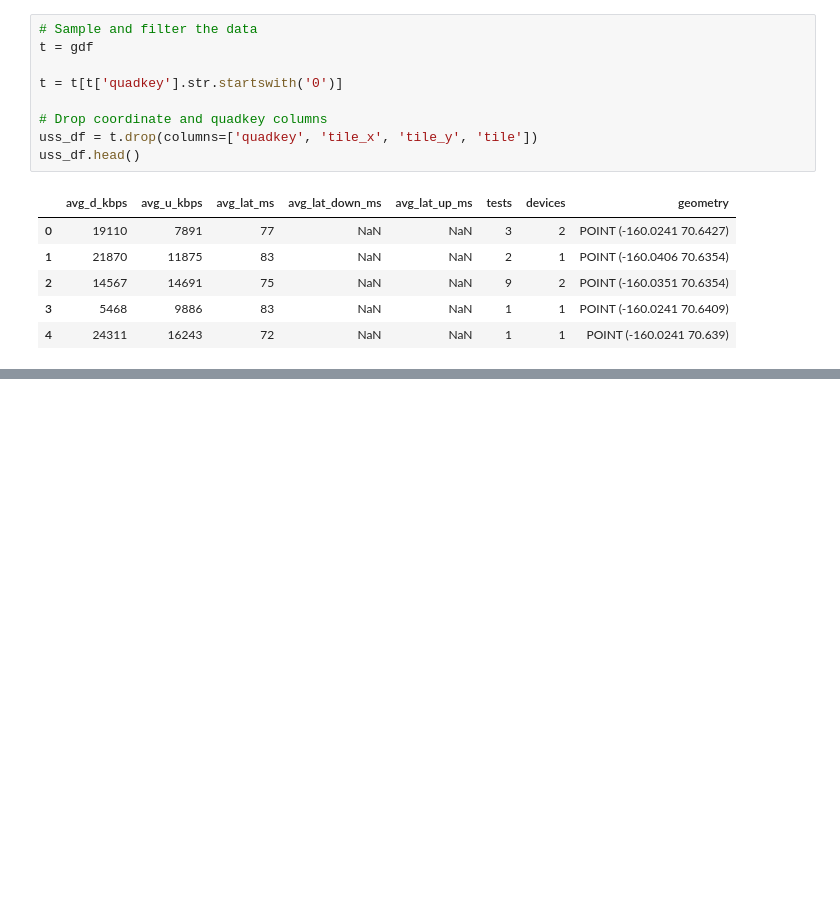
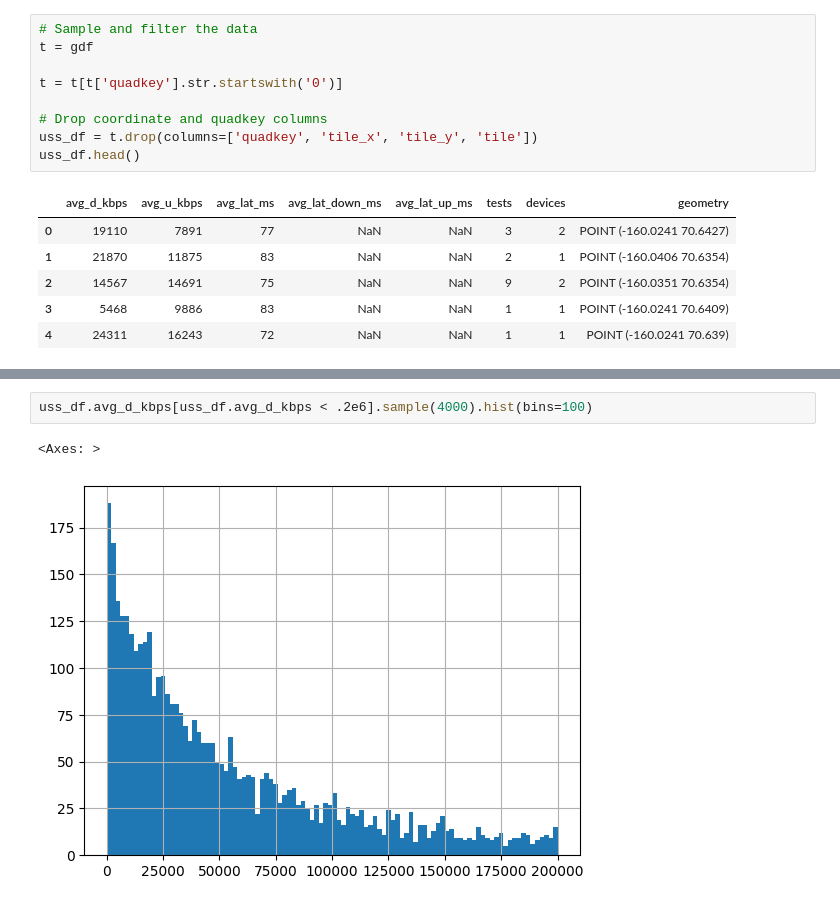
Before and after one commit to maxbusboom/WirelessIncome, a Jupyter notebook: notebooks/ericbusboom/ookla_data.ipynb, the cells around one changed output, grey strips where cells are left out. Drawn from its saved outputs; the diff is of its cells as text; blank space fills up the shorter version.

```diff
--- a/notebooks/ericbusboom/ookla_data.ipynb
+++ b/notebooks/ericbusboom/ookla_data.ipynb
@@ -144,0 +176,5 @@ Saved 2448 rows to /Users/eric/proj/wireless-income/data/uss_mobile_2022q1.parqu
+# %%
+uss_df.avg_d_kbps[uss_df.avg_d_kbps < .2e6].sample(4000).hist(bins=100)
+# %% [output]
+<Axes: >
+[figure, added]
```
Also changed, not shown: parts of 8 cells of this notebook, 1 other file.
